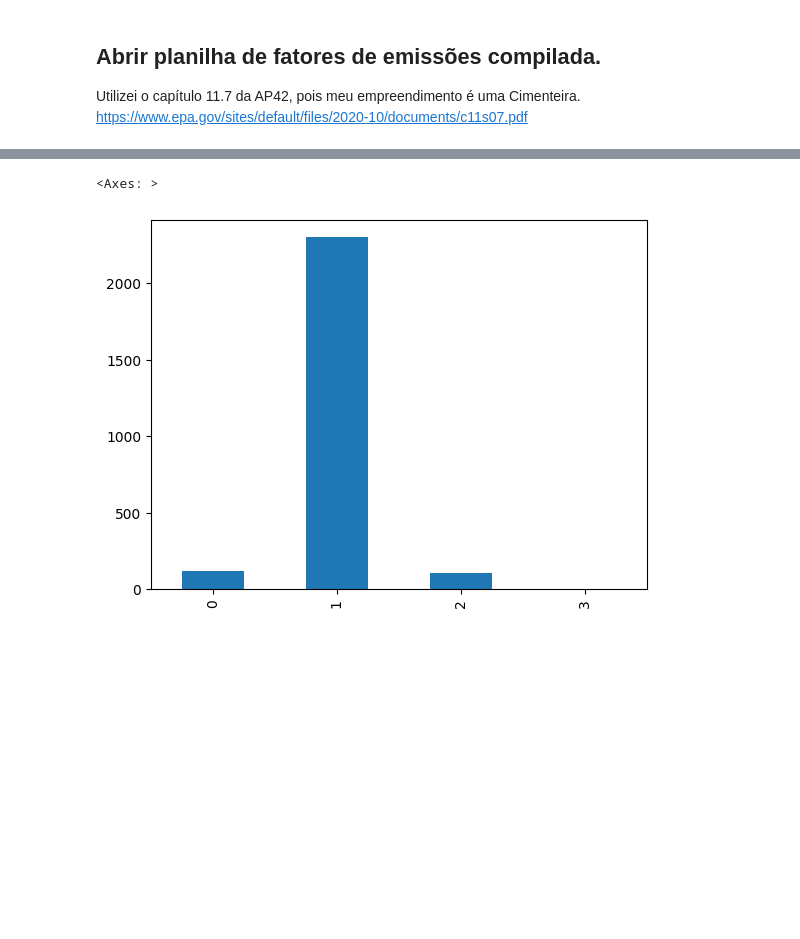
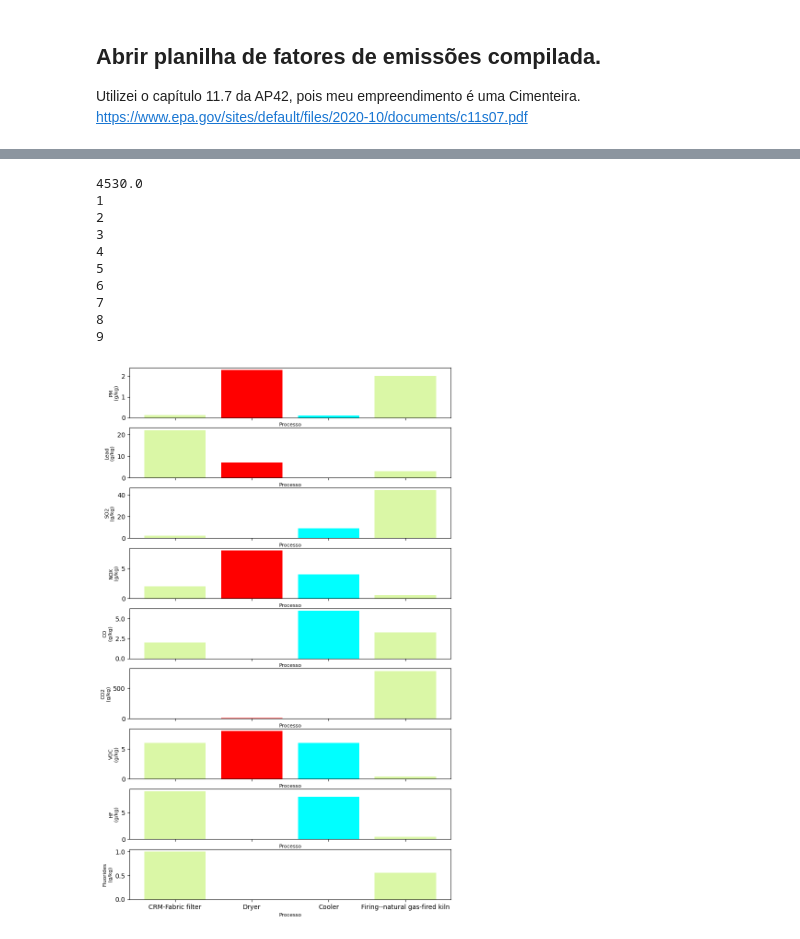
Before and after one commit to leohoinaski/ENS5173_202401, a Jupyter notebook: Atividade01_01.ipynb, the cells around one changed output, grey strips where cells are left out. Saved outputs shown, nothing was run; the diff lists cells and outputs as text; code cells hidden in the pictures; blank space fills up the shorter version.

```diff
--- a/Atividade01_01.ipynb
+++ b/Atividade01_01.ipynb
@@ -44,12 +44,36 @@ chp_11_7.csv
 # %%
 # Plotando os fatores de emissão
 import matplotlib.pyplot as plt
 
 atv = 1000 # Considerando uma taxa de atividade
 emis = fe['PM']*atv
 
-fig,ax = plt.subplots()
-emis.plot.bar(ax=ax,x='Source')
+#Somando dataframe
+print(emis.sum())
+
+# Criando a figura com Matplotlib
+# Subplots com número de linhas igual ao número de poluentes
+# sharex significa compartilhar o eixo x
+fig,ax = plt.subplots(len(fe.columns)-1,1,sharex = True,figsize=(9, 15))
+
+# Loop para preencher o subplot com os gráficos de barra
+for ii in range(1,len(fe.columns)):
+    print(ii)
+    ax[ii-1].bar(fe['Source'],fe.iloc[:,ii],color = ['#DAF7A6','red','cyan'])
+    ax[ii-1].set_xlabel('Processo', fontsize=8)
+    ax[ii-1].set_ylabel(fe.columns[ii]+'\n(g/kg)', fontsize=8) # Inventei a unidade
+
+# Salva a figura na pasta figures - criar a pasta antes!!
+fig.savefig(cwd+'\\figures\\barplot_fatorEmiss.png')
 # %% [output]
-<Axes: >
+4530.0
+1
+2
+3
+4
+5
+6
+7
+8
+9
-[figure, old version]
+[figure, new version]
```
Also changed, not shown: parts of 7 cells of this notebook, 1 other file.
